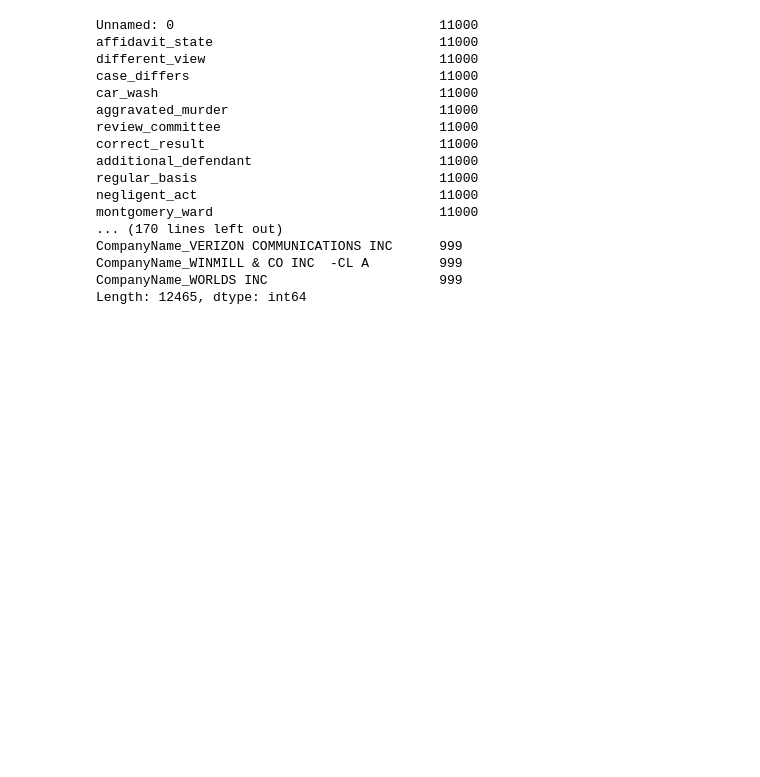
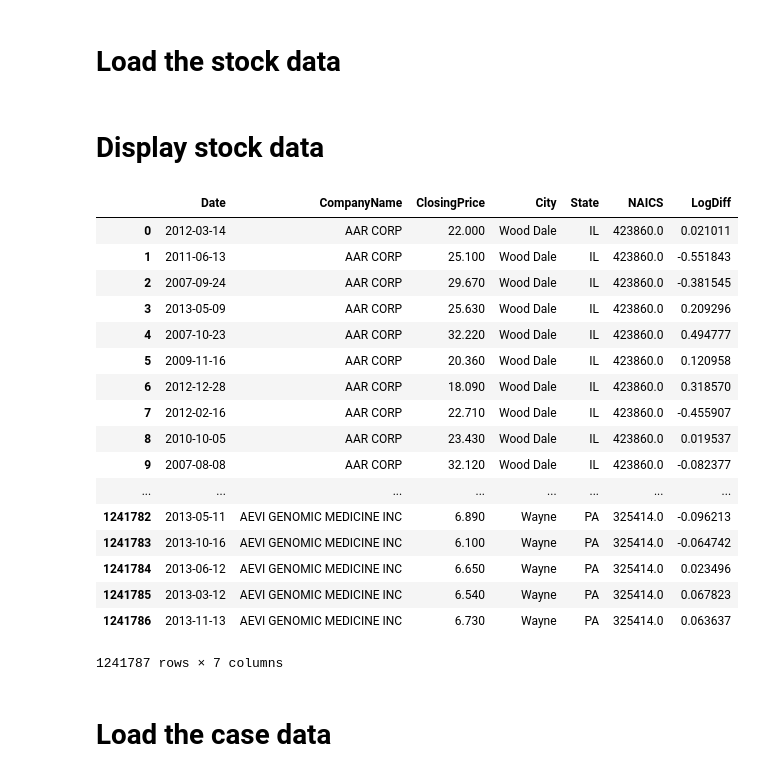
Before and after one commit to nikitabhargava/MLCS_Project_2018, a Jupyter notebook: Random_Forest/RunRandomForest.ipynb, the cells around one changed output. Saved outputs shown, nothing was run; the diff lists cells and outputs as text; code cells hidden in the pictures; blank space fills up the shorter version.

```diff
--- a/Random_Forest/RunRandomForest.ipynb
+++ b/Random_Forest/RunRandomForest.ipynb
@@ -10,34 +6,35 @@ data_train = pd.read_csv('train_data.csv')
-# %%
-#get one hot encoded company names
-#df_appended = data_train.append(data_test)
-
-data_encoded = pd.get_dummies(data_train)
-
-#Divide the data in train and test
-data_encoded_train = data_encoded[:10000]
-data_encoded_test = data_encoded[10001:]
-
-data_encoded_train.fillna(0)
-data_encoded_test.fillna(0)
-
-print(data_encoded.count())
-print(data_encoded_train.count(axis=0))
-print(data_encoded_test.count(axis=0))
-# %% [output]
-Unnamed: 0                                  11000
-affidavit_state                             11000
-different_view                              11000
-case_differs                                11000
-car_wash                                    11000
-aggravated_murder                           11000
-review_committee                            11000
-correct_result                              11000
-additional_defendant                        11000
-regular_basis                               11000
-negligent_act                               11000
-montgomery_ward                             11000
-... (170 lines left out)
-CompanyName_VERIZON COMMUNICATIONS INC      999
-CompanyName_WINMILL & CO INC  -CL A         999
-CompanyName_WORLDS INC                      999
-Length: 12465, dtype: int64
+# %% [markdown]
+# Load the stock data
+# %%
+# Read in data and display first 5 rows
+stockData = pd.read_csv('/data/WorkData/firmEmbeddings/Final/RandomForestRun/stockData07to13_logdiff_5_0.1.csv')
+# %% [markdown]
+# Display  stock data
+# %%
+columns = ['Date','CompanyName','ClosingPrice','City','State','NAICS','LogDiff']
+stockData.columns = columns
+
+stockData['Date'] =  pd.to_datetime(stockData['Date'])
+
+stockData
+# %% [output]
+|  | Date | CompanyName | ClosingPrice | City | State | NAICS | LogDiff |
+| 0 | 2012-03-14 | AAR CORP | 22.000 | Wood Dale | IL | 423860.0 | 0.021011 |
+| 1 | 2011-06-13 | AAR CORP | 25.100 | Wood Dale | IL | 423860.0 | -0.551843 |
+| 2 | 2007-09-24 | AAR CORP | 29.670 | Wood Dale | IL | 423860.0 | -0.381545 |
+| 3 | 2013-05-09 | AAR CORP | 25.630 | Wood Dale | IL | 423860.0 | 0.209296 |
+| 4 | 2007-10-23 | AAR CORP | 32.220 | Wood Dale | IL | 423860.0 | 0.494777 |
+| 5 | 2009-11-16 | AAR CORP | 20.360 | Wood Dale | IL | 423860.0 | 0.120958 |
+| 6 | 2012-12-28 | AAR CORP | 18.090 | Wood Dale | IL | 423860.0 | 0.318570 |
+| 7 | 2012-02-16 | AAR CORP | 22.710 | Wood Dale | IL | 423860.0 | -0.455907 |
+| 8 | 2010-10-05 | AAR CORP | 23.430 | Wood Dale | IL | 423860.0 | 0.019537 |
+| 9 | 2007-08-08 | AAR CORP | 32.120 | Wood Dale | IL | 423860.0 | -0.082377 |
+| ... | ... | ... | ... | ... | ... | ... | ... |
+| 1241782 | 2013-05-11 | AEVI GENOMIC MEDICINE INC | 6.890 | Wayne | PA | 325414.0 | -0.096213 |
+| 1241783 | 2013-10-16 | AEVI GENOMIC MEDICINE INC | 6.100 | Wayne | PA | 325414.0 | -0.064742 |
+| 1241784 | 2013-06-12 | AEVI GENOMIC MEDICINE INC | 6.650 | Wayne | PA | 325414.0 | 0.023496 |
+| 1241785 | 2013-03-12 | AEVI GENOMIC MEDICINE INC | 6.540 | Wayne | PA | 325414.0 | 0.067823 |
+| 1241786 | 2013-11-13 | AEVI GENOMIC MEDICINE INC | 6.730 | Wayne | PA | 325414.0 | 0.063637 |
+1241787 rows × 7 columns
+# %% [markdown]
+# Load the case data
```
Also changed, not shown: parts of 26 cells of this notebook, 1 other file.
